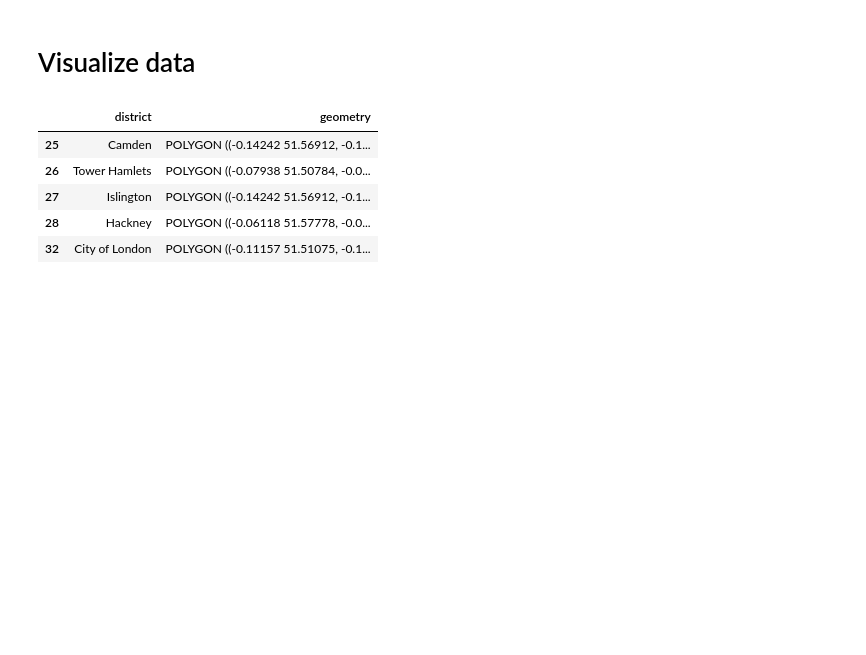
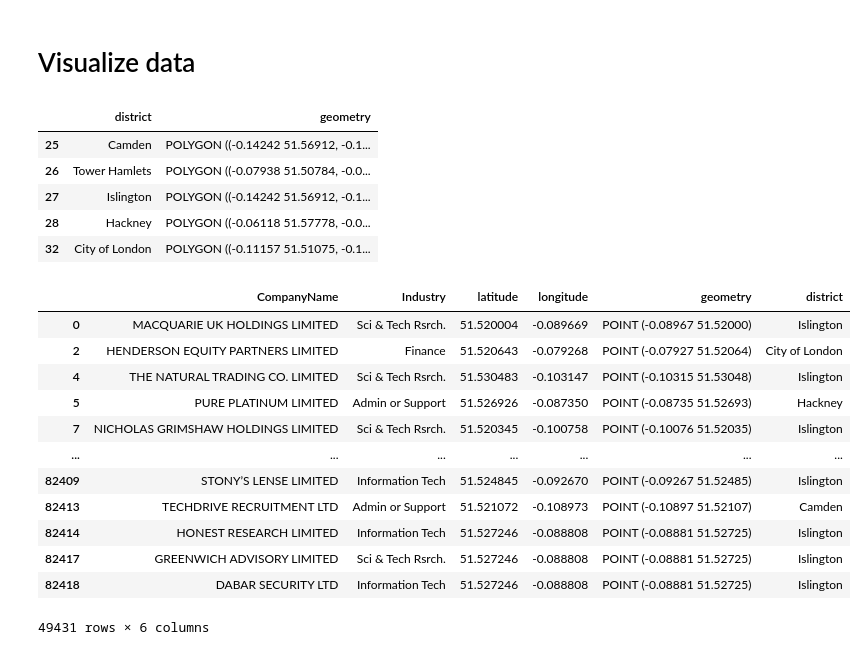
Before and after one commit to AnushaGooda/Data_Viz_FTP, a Jupyter notebook: scripts/visualization/geospatial exploration.ipynb, the cells around one changed output. Saved outputs shown, nothing was run; the diff lists cells and outputs as text; code cells hidden in the pictures; blank space fills up the shorter version.

```diff
--- a/scripts/visualization/geospatial exploration.ipynb
+++ b/scripts/visualization/geospatial exploration.ipynb
@@ -110,6 +115,13 @@ file_path = os.path.join(base_path, 'datasets', 'tech_roundabout_coordinates.csv
 
 # load data
 tech_roundabout = pd.read_csv(file_path)
+# %%
+# set file path
+base_path = '../..'
+file_path = os.path.join(base_path, 'datasets', 'industry_added_cleaned_data.csv')
+
+# load data
+iac = pd.read_csv(file_path)
 # %%
 sum(tech_roundabout['RegAddress.PostCode'] == 'EC2N 1HQ')
 # %% [output]
@@ -207,0 +224,16 @@ tech_roundabout_district
+# %%
+df2
+# %% [output]
+|  | CompanyName | Industry | latitude | longitude | geometry | district |
+| 0 | MACQUARIE UK HOLDINGS LIMITED | Sci & Tech Rsrch. | 51.520004 | -0.089669 | POINT (-0.08967 51.52000) | Islington |
+| 2 | HENDERSON EQUITY PARTNERS LIMITED | Finance | 51.520643 | -0.079268 | POINT (-0.07927 51.52064) | City of London |
+| 4 | THE NATURAL TRADING CO. LIMITED | Sci & Tech Rsrch. | 51.530483 | -0.103147 | POINT (-0.10315 51.53048) | Islington |
+| 5 | PURE PLATINUM LIMITED | Admin or Support | 51.526926 | -0.087350 | POINT (-0.08735 51.52693) | Hackney |
+| 7 | NICHOLAS GRIMSHAW HOLDINGS LIMITED | Sci & Tech Rsrch. | 51.520345 | -0.100758 | POINT (-0.10076 51.52035) | Islington |
+| ... | ... | ... | ... | ... | ... | ... |
+| 82409 | STONY’S LENSE LIMITED | Information Tech | 51.524845 | -0.092670 | POINT (-0.09267 51.52485) | Islington |
+| 82413 | TECHDRIVE RECRUITMENT LTD | Admin or Support | 51.521072 | -0.108973 | POINT (-0.10897 51.52107) | Camden |
+| 82414 | HONEST RESEARCH LIMITED | Information Tech | 51.527246 | -0.088808 | POINT (-0.08881 51.52725) | Islington |
+| 82417 | GREENWICH ADVISORY LIMITED | Sci & Tech Rsrch. | 51.527246 | -0.088808 | POINT (-0.08881 51.52725) | Islington |
+| 82418 | DABAR SECURITY LTD | Information Tech | 51.527246 | -0.088808 | POINT (-0.08881 51.52725) | Islington |
+49431 rows × 6 columns
```
Also changed, not shown: parts of 14 cells of this notebook, 1 other file.
